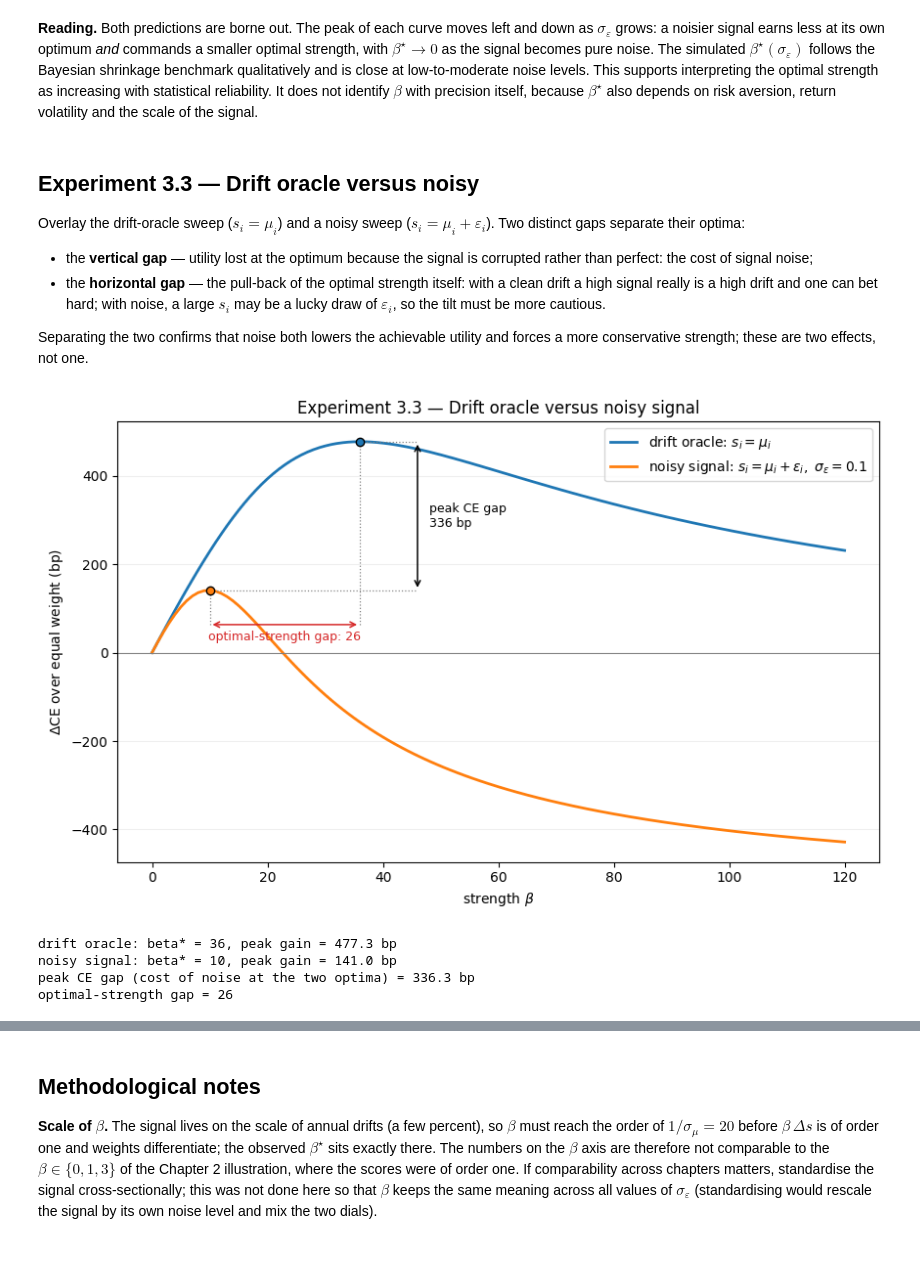
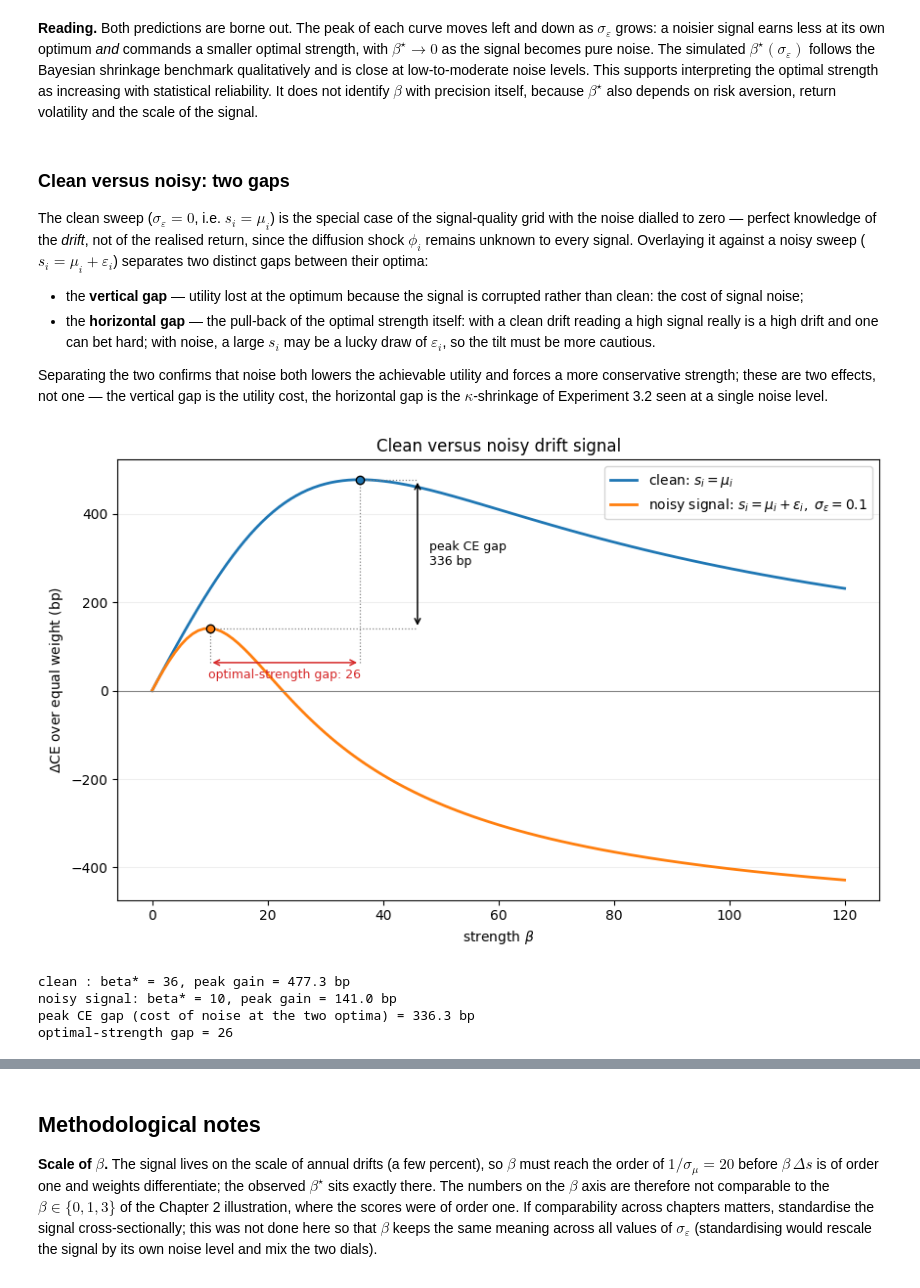
Before and after one commit to buffettlaw/COMP0077_Signal_Strength_in_Portfolio_Construction, a Jupyter notebook: softmax_simulation.ipynb, the cells around one changed output, grey strips where cells are left out. Saved outputs shown, nothing was run; the diff lists cells and outputs as text; code cells hidden in the pictures; blank space fills up the shorter version.

```diff
--- a/softmax_simulation.ipynb
+++ b/softmax_simulation.ipynb
@@ -256,14 +265,14 @@ for se, bs, pr in zip(sigma_eps_levels, bstars, pred):
 # %% [markdown]
 **Reading.** Both predictions are borne out. The peak of each curve moves left and down as $\sigma_\varepsilon$ grows: a noisier signal earns less at its own optimum *and* commands a smaller optimal strength, with $\beta^\star \to 0$ as the signal becomes pure noise. The simulated $\beta^\star(\sigma_\varepsilon)$ follows the Bayesian shrinkage benchmark qualitatively and is close at low-to-moderate noise levels. This supports interpreting the optimal strength as increasing with statistical reliability. It does not identify $\beta$ with precision itself, because $\beta^\star$ also depends on risk aversion, return volatility and the scale of the signal.
 # %% [markdown]
-## Experiment 3.3 — Drift oracle versus noisy
+### Clean versus noisy: two gaps
 
-Overlay the drift-oracle sweep ($s_i = \mu_i$) and a noisy sweep ($s_i = \mu_i + \varepsilon_i$). Two distinct gaps separate their optima:
+The clean sweep ($\sigma_\varepsilon = 0$, i.e. $s_i = \mu_i$) is the special case of the signal-quality grid with the noise dialled to zero — perfect knowledge of the *drift*, not of the realised return, since the diffusion shock $\phi_i$ remains unknown to every signal. Overlaying it against a noisy sweep ($s_i = \mu_i + \varepsilon_i$) separates two distinct gaps between their optima:
 
-* the **vertical gap** — utility lost at the optimum because the signal is corrupted rather than perfect: the cost of signal noise;
-* the **horizontal gap** — the pull-back of the optimal strength itself: with a clean drift a high signal really is a high drift and one can bet hard; with noise, a large $s_i$ may be a lucky draw of $\varepsilon_i$, so the tilt must be more cautious.
+* the **vertical gap** — utility lost at the optimum because the signal is corrupted rather than clean: the cost of signal noise;
+* the **horizontal gap** — the pull-back of the optimal strength itself: with a clean drift reading a high signal really is a high drift and one can bet hard; with noise, a large $s_i$ may be a lucky draw of $\varepsilon_i$, so the tilt must be more cautious.
 
-Separating the two confirms that noise both lowers the achievable utility and forces a more conservative strength; these are two effects, not one.
+Separating the two confirms that noise both lowers the achievable utility and forces a more conservative strength; these are two effects, not one — the vertical gap is the utility cost, the horizontal gap is the $\kappa$-shrinkage of Experiment 3.2 seen at a single noise level.
 # %%
 se_noisy = 0.10
 _, _, CE_or = results[0.0]
@@ -274,47 +283,47 @@ b_or, _, k_or = beta_star(beta_grid, CE_or)
 b_no, _, k_no = beta_star(beta_grid, CE_no)
 
 fig, ax = plt.subplots(figsize=(8.8, 5.5))
-oracle_color, noisy_color = 'tab:blue', 'tab:orange'
-ax.plot(beta_grid, d_or, lw=2, color=oracle_color, label=r'drift oracle: $s_i=\mu_i$')
+clean_color, noisy_color = 'tab:blue', 'tab:orange'
+ax.plot(beta_grid, d_or, lw=2, color=clean_color, label=r'clean: $s_i=\mu_i$')
 ax.plot(beta_grid, d_no, lw=2, color=noisy_color,
         label=fr'noisy signal: $s_i=\mu_i+\varepsilon_i,\ \sigma_\varepsilon={se_noisy}$')
 ax.axhline(0, color='grey', lw=0.8)
-ax.scatter(b_or, d_or[k_or], color=oracle_color, edgecolor='black', zorder=5)
+ax.scatter(b_or, d_or[k_or], color=clean_color, edgecolor='black', zorder=5)
 ax.scatter(b_no, d_no[k_no], color=noisy_color, edgecolor='black', zorder=5)
 
 # Vertical bracket compares the two maximum CE gains. Horizontal guides make
 # clear that these values occur at different strengths.
 x_gap = b_or + 10
 ax.hlines(d_or[k_or], b_or, x_gap, colors='grey', linestyles=':', lw=0.9)
 ax.hlines(d_no[k_no], b_no, x_gap, colors='grey', linestyles=':', lw=0.9)
 ax.annotate('', xy=(x_gap, d_no[k_no]), xytext=(x_gap, d_or[k_or]),
             arrowprops=dict(arrowstyle='<->', color='black', lw=1.1))
 ax.text(x_gap + 2, 0.5 * (d_no[k_no] + d_or[k_or]),
         f'peak CE gap\n{d_or[k_or] - d_no[k_no]:.0f} bp', va='center', fontsize=9)
 
 # Horizontal bracket compares the locations of the two optima.
 y_gap = 0.45 * d_no[k_no]
 ax.vlines([b_no, b_or], y_gap, [d_no[k_no], d_or[k_or]],
           colors='grey', linestyles=':', lw=0.9)
 ax.annotate('', xy=(b_or, y_gap), xytext=(b_no, y_gap),
             arrowprops=dict(arrowstyle='<->', color='tab:red', lw=1.1))
 ax.text(0.5 * (b_or + b_no), y_gap - 35,
         fr'optimal-strength gap: {b_or - b_no:.0f}',
         fontsize=9, ha='center', color='tab:red')
 ax.set_xlabel(r'strength $\beta$')
 ax.set_ylabel(r'$\Delta$CE over equal weight (bp)')
-ax.set_title('Experiment 3.3 — Drift oracle versus noisy signal')
+ax.set_title('Clean versus noisy drift signal')
 ax.grid(axis='y', alpha=0.2)
 ax.legend()
 plt.tight_layout(); plt.show()
 
-print(f"drift oracle: beta* = {b_or:.0f}, peak gain = {d_or[k_or]:.1f} bp")
+print(f"clean : beta* = {b_or:.0f}, peak gain = {d_or[k_or]:.1f} bp")
 print(f"noisy signal: beta* = {b_no:.0f}, peak gain = {d_no[k_no]:.1f} bp")
 print(f"peak CE gap (cost of noise at the two optima) = {d_or[k_or]-d_no[k_no]:.1f} bp")
 print(f"optimal-strength gap = {b_or-b_no:.0f}")
 # %% [output]
-[figure, old version]
+[figure, new version]
-drift oracle: beta* = 36, peak gain = 477.3 bp
+clean : beta* = 36, peak gain = 477.3 bp
 noisy signal: beta* = 10, peak gain = 141.0 bp
 peak CE gap (cost of noise at the two optima) = 336.3 bp
 optimal-strength gap = 26
```
Also changed, not shown: parts of 7 cells of this notebook, 2 other files.
